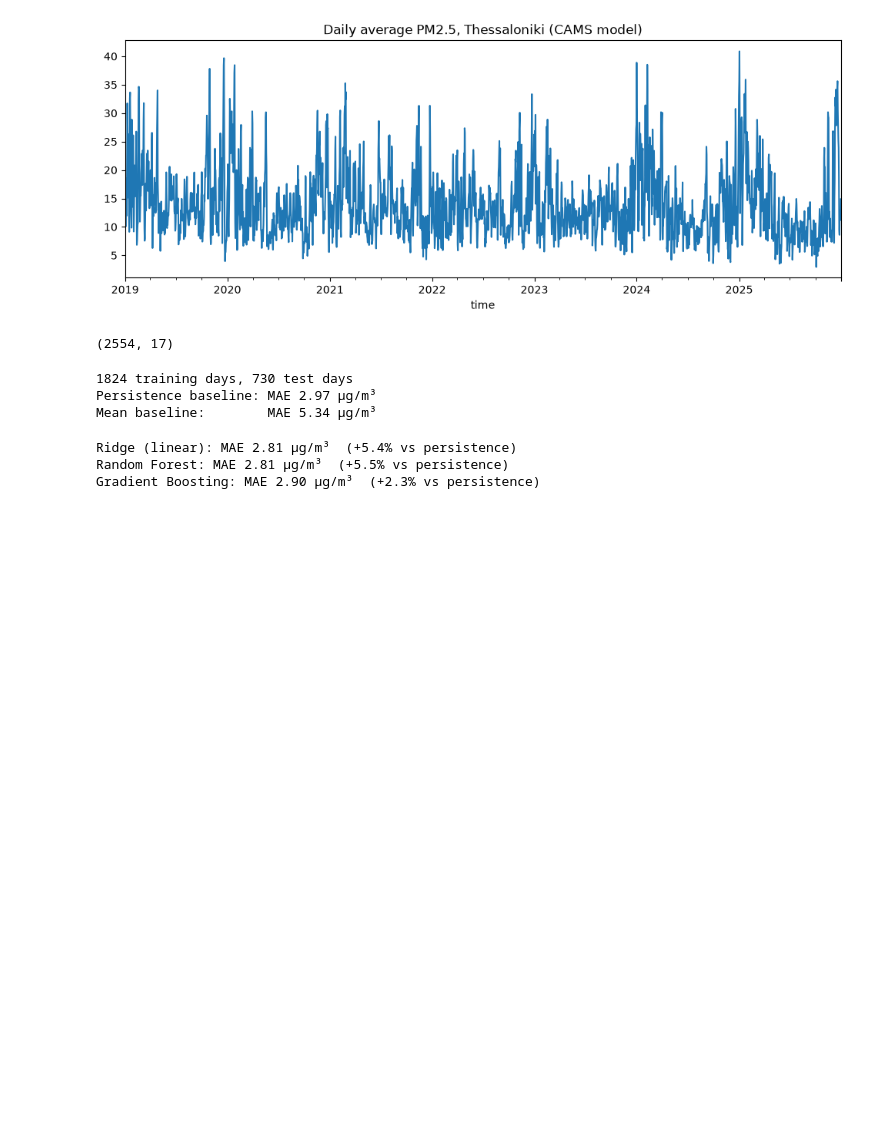
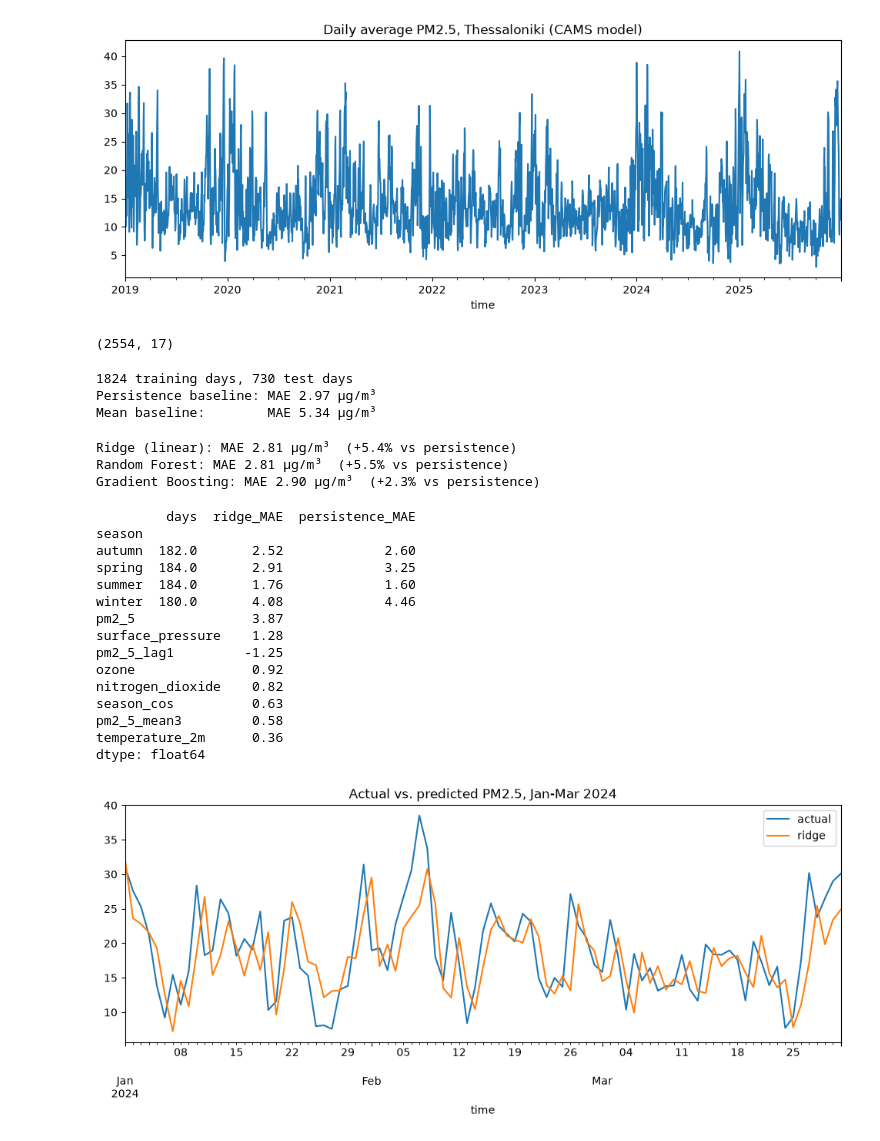
Before and after one commit to crountaris/thessaloniki-air-quality, a Jupyter notebook: notebooks/01_exploration.ipynb, the cells around one changed output. Cells and saved outputs as stored; diff of their text form; code cells hidden in the pictures; blank space fills up the shorter version.

Commit message:
Add seasonal error analysis and coefficients

```diff
--- a/notebooks/01_exploration.ipynb
+++ b/notebooks/01_exploration.ipynb
@@ -213,3 +213,42 @@ for name, model in models.items():
 Ridge (linear): MAE 2.81 µg/m³  (+5.4% vs persistence)
 Random Forest: MAE 2.81 µg/m³  (+5.5% vs persistence)
 Gradient Boosting: MAE 2.90 µg/m³  (+2.3% vs persistence)
+# %%
+import matplotlib.pyplot as plt
+
+res = pd.DataFrame({"actual": y_test, "ridge": results["Ridge (linear)"], "persistence": X_test["pm2_5"]})
+res["season"] = res.index.month.map(
+    lambda m: "winter" if m in (12, 1, 2) else "spring" if m in (3, 4, 5) else "summer" if m in (6, 7, 8) else "autumn"
+)
+
+summary = res.groupby("season").apply(lambda g: pd.Series({
+    "days": len(g),
+    "ridge_MAE": mean_absolute_error(g["actual"], g["ridge"]),
+    "persistence_MAE": mean_absolute_error(g["actual"], g["persistence"]),
+}))
+print(summary.round(2))
+
+# Ridge coefficients: which scaled features push the prediction up or down?
+coefs = pd.Series(models["Ridge (linear)"][-1].coef_, index=feature_cols).sort_values(key=abs, ascending=False)
+print(coefs.head(8).round(2))
+
+# Actual vs predicted, first 3 months of the test period
+res.loc["2024-01":"2024-03", ["actual", "ridge"]].plot(figsize=(12, 4), title="Actual vs. predicted PM2.5, Jan-Mar 2024")
+plt.show()
+# %% [output]
+         days  ridge_MAE  persistence_MAE
+season
+autumn  182.0       2.52             2.60
+spring  184.0       2.91             3.25
+summer  184.0       1.76             1.60
+winter  180.0       4.08             4.46
+pm2_5               3.87
+surface_pressure    1.28
+pm2_5_lag1         -1.25
+ozone               0.92
+nitrogen_dioxide    0.82
+season_cos          0.63
+pm2_5_mean3         0.58
+temperature_2m      0.36
+dtype: float64
+[figure, added]
```
